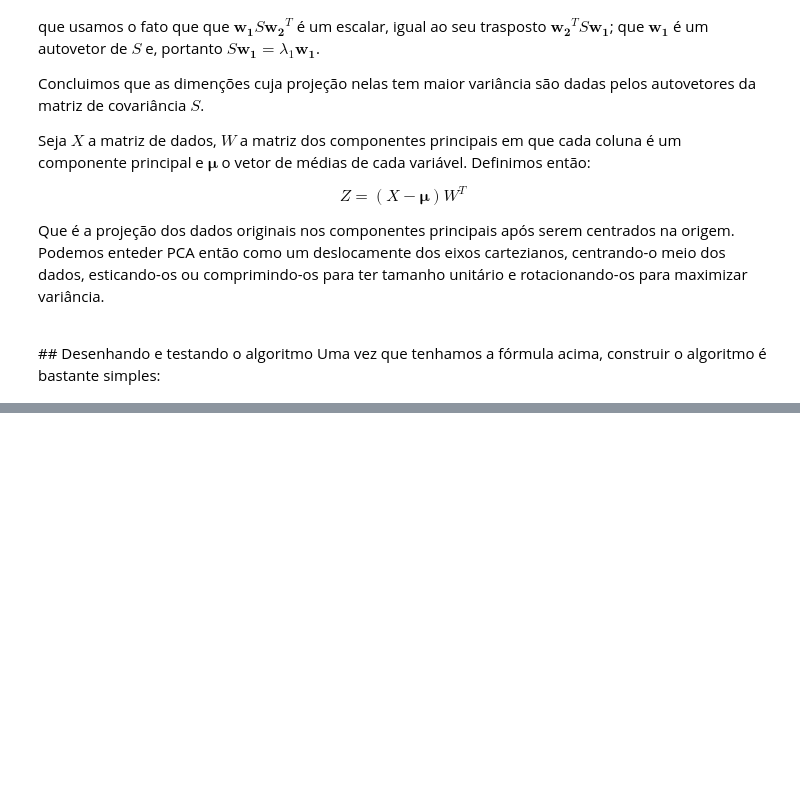
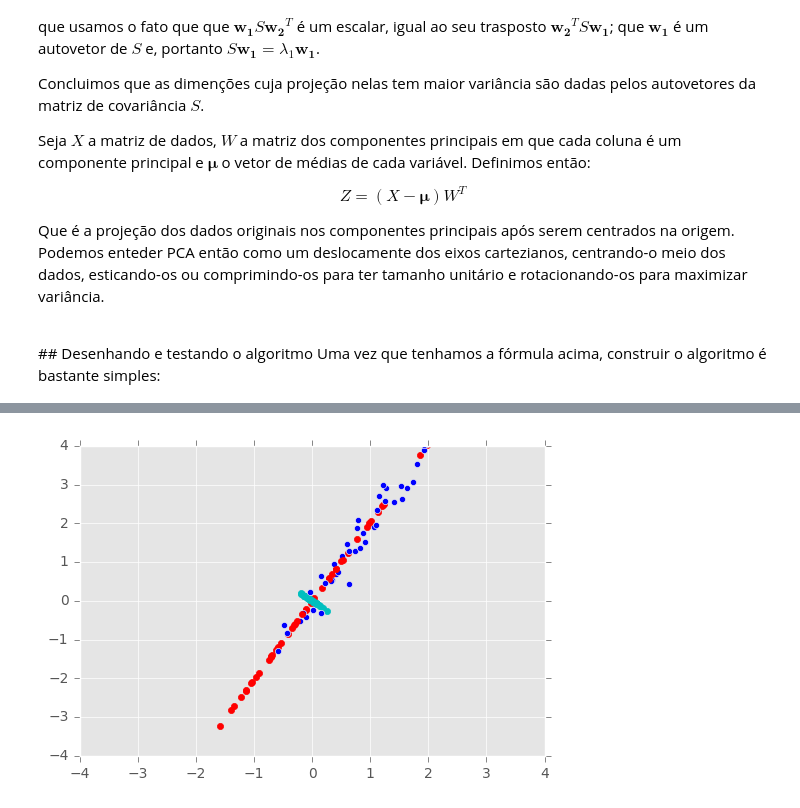
Before and after one commit to matheusfacure/Tutoriais-de-AM, a Jupyter notebook: PCA/Análise de Componentes Principais.ipynb, the cells around one changed output, grey strips where cells are left out. Drawn from its saved outputs; the diff is of its cells as text; code cells hidden in the pictures; blank space fills up the shorter version.

```diff
--- a/PCA/Análise de Componentes Principais.ipynb
+++ b/PCA/Análise de Componentes Principais.ipynb
@@ -140 +155,21 @@ Outra função de PCA que não citamos ainda é vizualização de dados. PCA tem
+# %%
+def plot_pca(dados, tranf_dados, components):
+
+    pca1 = components[0]
+    pca2 = components[1]
+
+    for ii, jj in zip(tranf_dados, dados):
+        plt.scatter(pca1[0] * ii[0], pca1[1] * ii[0], color = 'red')
+        plt.scatter(pca2[0] * ii[1], pca2[1] * ii[1], color = 'c')
+        plt.scatter(jj[0], jj[1])
+    plt.xlim([-4, 4])
+    plt.ylim([-4, 4])
+    plt.show()
+
+pca = skPCA(n_components=2)
+pca.fit(dados)
+tranf_dados = pca.transform(dados)
+plot_pca(dados, tranf_dados, pca.components_)
+# %% [output]
+[figure, added]
 # %%
```
Also changed, not shown: parts of 5 cells of this notebook.
